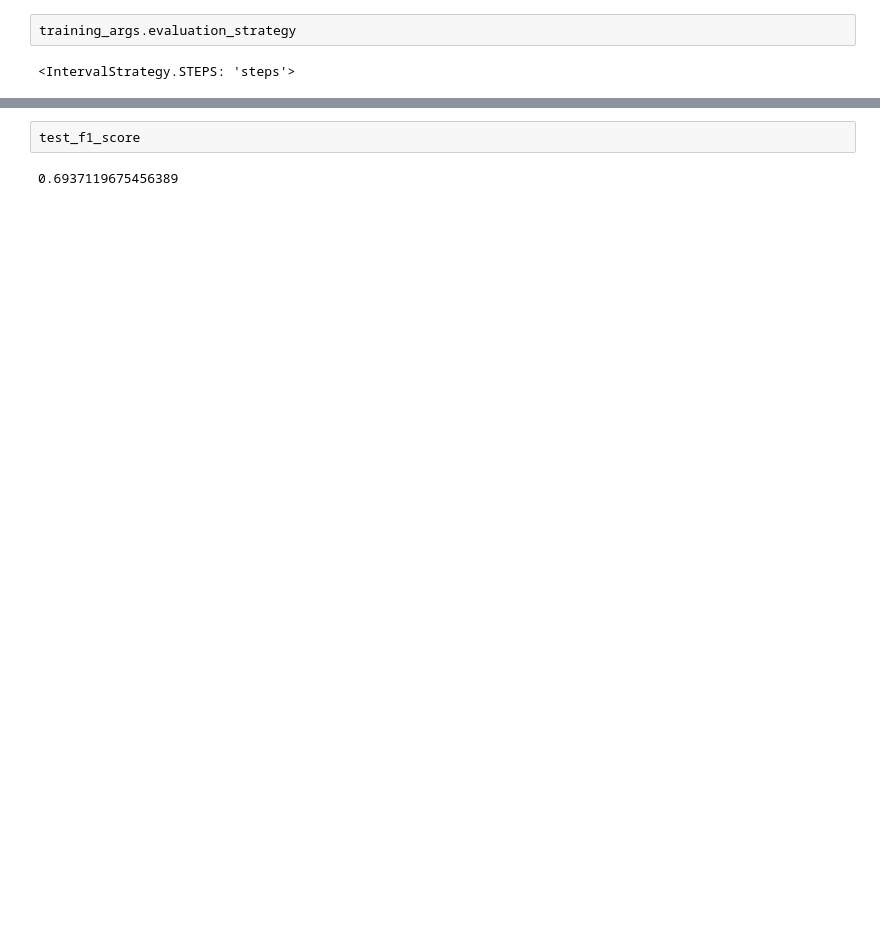
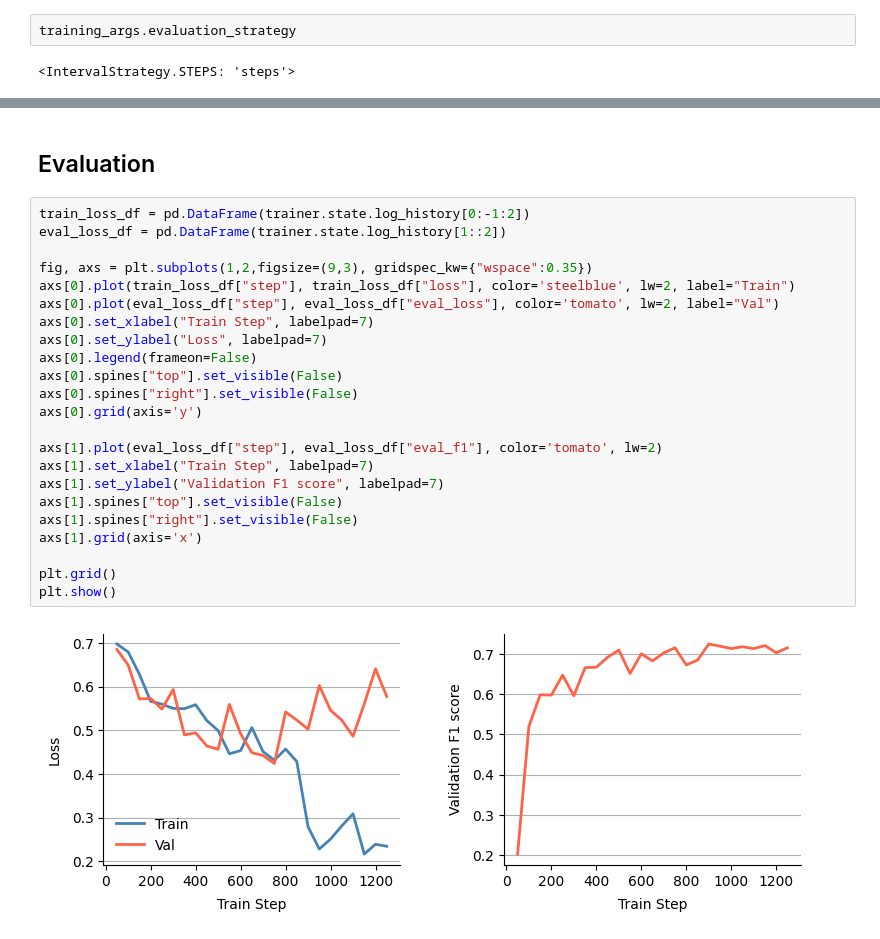
Before and after one commit to shikharras/cm-hate-speech-detection, a Jupyter notebook: HingRoBERTa Finetuning.ipynb, the cells around one changed output, grey strips where cells are left out. Cells and saved outputs as stored; diff of their text form; blank space fills up the shorter version.

```diff
--- a/HingRoBERTa Finetuning.ipynb
+++ b/HingRoBERTa Finetuning.ipynb
@@ -139,4 +169,27 @@ test_f1_score = trainer.evaluate(eval_dataset=test_dataset)["eval_f1"]
-# %%
-test_f1_score
-# %% [output]
-0.6937119675456389
+# %% [markdown]
+## Evaluation
+# %%
+train_loss_df = pd.DataFrame(trainer.state.log_history[0:-1:2])
+eval_loss_df = pd.DataFrame(trainer.state.log_history[1::2])
+
+fig, axs = plt.subplots(1,2,figsize=(9,3), gridspec_kw={"wspace":0.35})
+axs[0].plot(train_loss_df["step"], train_loss_df["loss"], color='steelblue', lw=2, label="Train")
+axs[0].plot(eval_loss_df["step"], eval_loss_df["eval_loss"], color='tomato', lw=2, label="Val")
+axs[0].set_xlabel("Train Step", labelpad=7)
+axs[0].set_ylabel("Loss", labelpad=7)
+axs[0].legend(frameon=False)
+axs[0].spines["top"].set_visible(False)
+axs[0].spines["right"].set_visible(False)
+axs[0].grid(axis='y')
+
+axs[1].plot(eval_loss_df["step"], eval_loss_df["eval_f1"], color='tomato', lw=2)
+axs[1].set_xlabel("Train Step", labelpad=7)
+axs[1].set_ylabel("Validation F1 score", labelpad=7)
+axs[1].spines["top"].set_visible(False)
+axs[1].spines["right"].set_visible(False)
+axs[1].grid(axis='x')
+
+plt.grid()
+plt.show()
+# %% [output]
+[figure, added]
```
Also changed, not shown: parts of 19 cells of this notebook.
